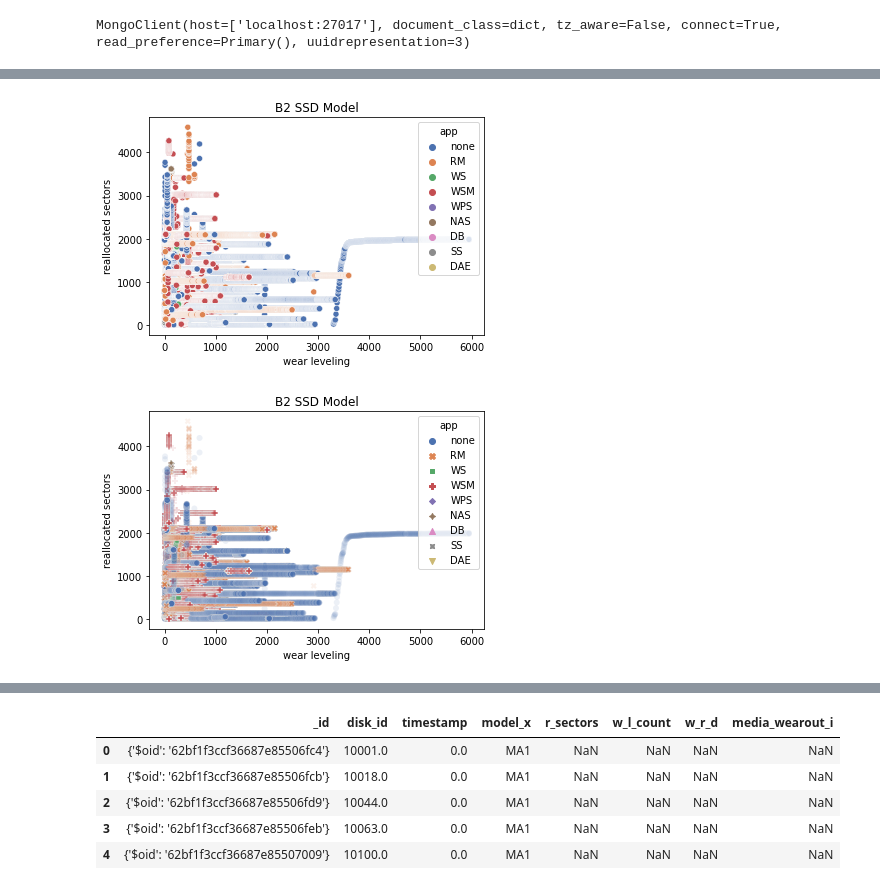
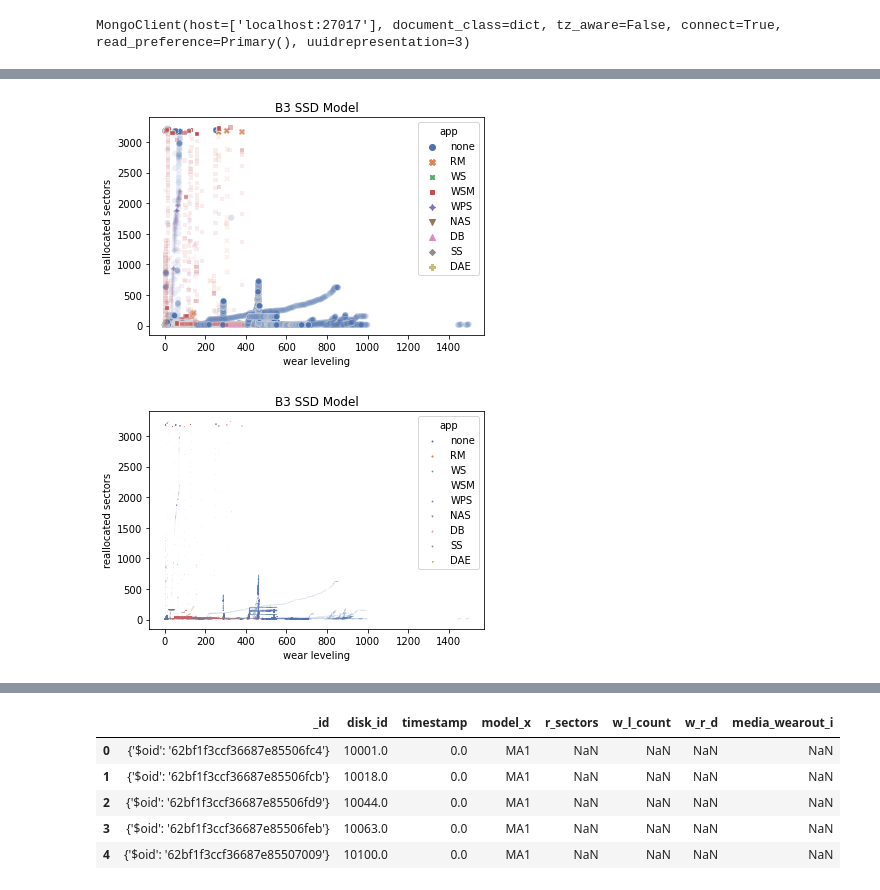
Before and after one commit to EricBorba/StorageFailurePredictor, a Jupyter notebook: Queries.ipynb, the cells around one changed output, grey strips where cells are left out. Cells and saved outputs as stored; diff of their text form; code cells hidden in the pictures.

```diff
--- a/Queries.ipynb
+++ b/Queries.ipynb
@@ -185,7 +185,7 @@ myclient = pym.MongoClient("mongodb://localhost:27017/")
 mydb = myclient["SMARTAttributesFilterOverWear"]
 mycol = mydb["s_m_a_r_t_att_over_wear"]
 
-myquery = { "model_x": { "$eq": "MB2" }}
+myquery = { "model_x": { "$eq": "MB1" }}
 myfields = {"disk_id":1, "r_sectors":1, "w_r_d":1, "_id":0}
 
 mydoc = mycol.find(myquery, myfields)
@@ -193,7 +193,7 @@ mydoc = mycol.find(myquery, myfields)
 list1 = list(mydoc)
 df =  pd.DataFrame(list1)
 # %%
-df["model_y"] = "B2"
+df["model_y"] = "B3"
 # %%
 result = pd.merge(df, df_AlibabaSnapShot_AllAppsSSDsLocation[['disk_id', 'model_y', 'app']], on=['disk_id', 'model_y'], how='inner')
 # %%
@@ -203,6 +203,6 @@ len(result)
 # %%
+result.drop(result[result.w_r_d > 1500].index, inplace=True)
 result.drop(result[result.r_sectors < 10].index, inplace=True)
-#result.drop(result[result.w_r_d > 1500].index, inplace=True)
 # %%
 result.head()
 # %% [output]
@@ -215,17 +225,17 @@ result.head()
 # %%
-graph = sns.scatterplot(x = "w_r_d", y = 'r_sectors', palette = 'deep', hue='app', hue_order=['none','RM','WS','WSM', 'WPS', 'NAS', 'DB', 'SS', 'DAE'], data = result, markers=["o", "x", "+", "D", "v", "1", "s"])
+graph = sns.scatterplot(x = "w_r_d", y = 'r_sectors', palette = 'deep', hue='app', hue_order=['none','RM','WS','WSM', 'WPS', 'NAS', 'DB', 'SS', 'DAE'], data = result, style="app", alpha=0.1)
 
-graph.set(xlabel ="wear leveling", ylabel = "reallocated sectors", title ='B2 SSD Model')
+graph.set(xlabel ="wear leveling", ylabel = "reallocated sectors", title ='B3 SSD Model')
 
-plt.savefig('/root/analysisJul29/B2Model/B21.pdf', dpi=300)
+plt.savefig('/root/analysisJul29/B3Model/B32.pdf', dpi=300)
 # %% [output]
-[figure, old version]
+[figure, new version]
 # %%
-graph = sns.scatterplot(x = "w_r_d", y = 'r_sectors', palette = 'deep', hue='app', hue_order=['none','RM','WS','WSM', 'WPS', 'NAS', 'DB', 'SS', 'DAE'], data = result, style="app", alpha=0.1)
+graph = sns.scatterplot(x = "w_r_d", y = 'r_sectors', size="app", sizes=(1, 1), palette = 'deep', hue='app', hue_order=['none','RM','WS','WSM', 'WPS', 'NAS', 'DB', 'SS', 'DAE'],data = result, style="app", alpha=0.1)
 
-graph.set(xlabel ="wear leveling", ylabel = "reallocated sectors", title ='B2 SSD Model')
+graph.set(xlabel ="wear leveling", ylabel = "reallocated sectors", title ='B3 SSD Model')
 
-plt.savefig('/root/analysisJul29/B2Model/B22.pdf', dpi=300)
+plt.savefig('/root/analysisJul29/B3Model/B33.pdf', dpi=300)
 # %% [output]
-[figure, old version]
+[figure, new version]
 # %%
```
Also changed, not shown: parts of 18 cells of this notebook.
